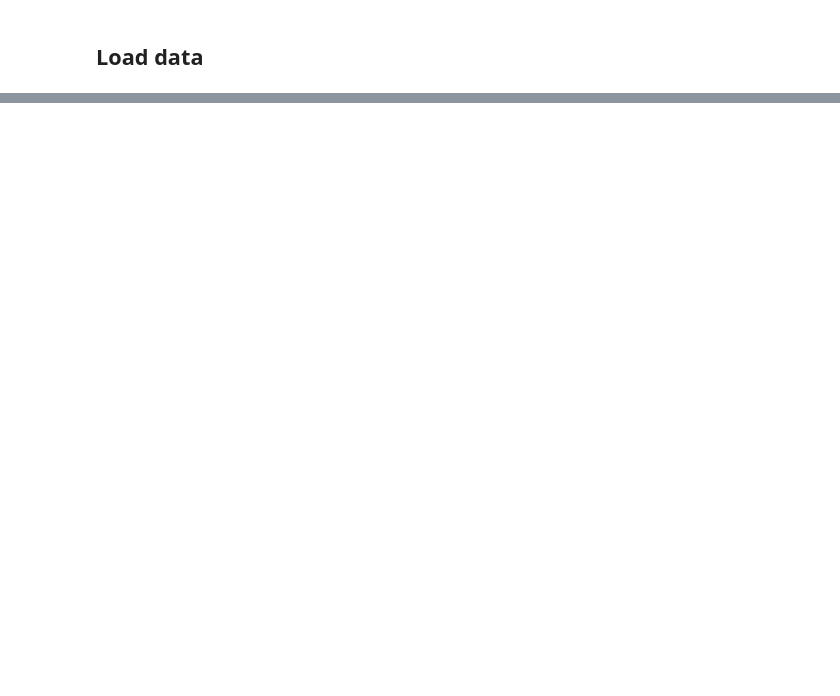
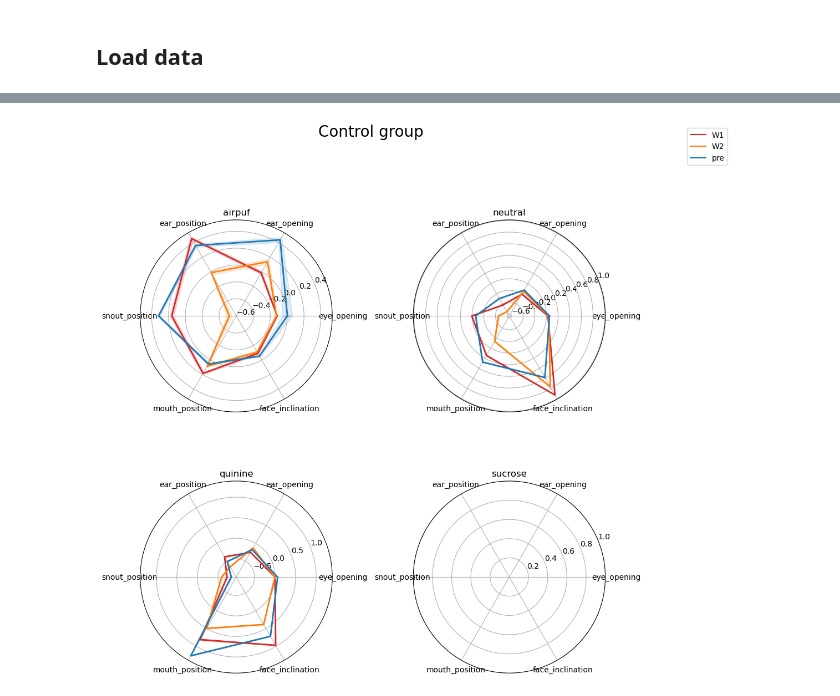
Before and after one commit to sorenorm/FaceQuant, a Jupyter notebook: faceQuant.ipynb, the cells around one changed output, grey strips where cells are left out. Saved outputs shown, nothing was run; the diff lists cells and outputs as text; code cells hidden in the pictures; blank space fills up the shorter version.

```diff
--- a/faceQuant.ipynb
+++ b/faceQuant.ipynb
@@ -154,0 +156,81 @@ plt.show()
+# %%
+import matplotlib.pyplot as plt
+import numpy as np
+import math
+
+labels = quant_cols
+angles = np.linspace(0, 2 * np.pi, len(labels), endpoint=False).tolist()
+angles += angles[:1]
+
+stimuli = sorted(fq_df["stimuli"].unique())
+groups = sorted(fq_df["phase"].unique())
+
+# Explicit colors per group
+group_colors = {
+    "W1": "tab:red",
+    "pre": "tab:blue",
+    "W2": "tab:orange",
+}
+
+cols = 2
+rows = math.ceil(len(stimuli) / cols)
+
+fig, axes = plt.subplots(
+    rows, cols,
+    figsize=(cols * 5, rows * 5),
+    subplot_kw=dict(polar=True)
+)
+
+axes = axes.flatten()
+
+for ax, stim in zip(axes, stimuli):
+
+    stim_df = fq_df[(fq_df["stimuli"] == stim) & (fq_df["group"] == 'control')]
+
+    stim_mean = stim_df.groupby("phase")[quant_cols].mean()
+    stim_sem  = stim_df.groupby("phase")[quant_cols].sem()
+
+    for group in groups:
+        if group not in stim_mean.index:
+            continue
+
+        values = stim_mean.loc[group].tolist()
+        values += values[:1]
+
+        sem = stim_sem.loc[group].tolist()
+        sem += sem[:1]
+
+        lower = np.array(values) - np.array(sem)
+        upper = np.array(values) + np.array(sem)
+
+        color = group_colors.get(group, "gray")
+
+        ax.plot(angles, values, linewidth=2, label=group, color=color)
+        ax.fill_between(angles, lower, upper, alpha=0.15, color=color)
+
+    ax.set_xticks(angles[:-1])
+    ax.set_xticklabels(labels)
+    ax.set_title(stim)
+
+# Hide unused axes
+for ax in axes[len(stimuli):]:
+    ax.set_visible(False)
+
+# Global legend with correct colors
+handles = []
+labels_legend = []
+
+for group in groups:
+    color = group_colors.get(group, "gray")
+    h, = axes[0].plot([], [], label=group, color=color)
+    handles.append(h)
+    labels_legend.append(group)
+
+fig.legend(handles, labels_legend, loc="upper right", bbox_to_anchor=(1.15, 1.05))
+
+fig.suptitle("Control group", fontsize=20, y=1.05)
+
+plt.tight_layout()
+plt.show()
+# %% [output]
+[figure, added]
```
Also changed, not shown: parts of 2 cells of this notebook.
